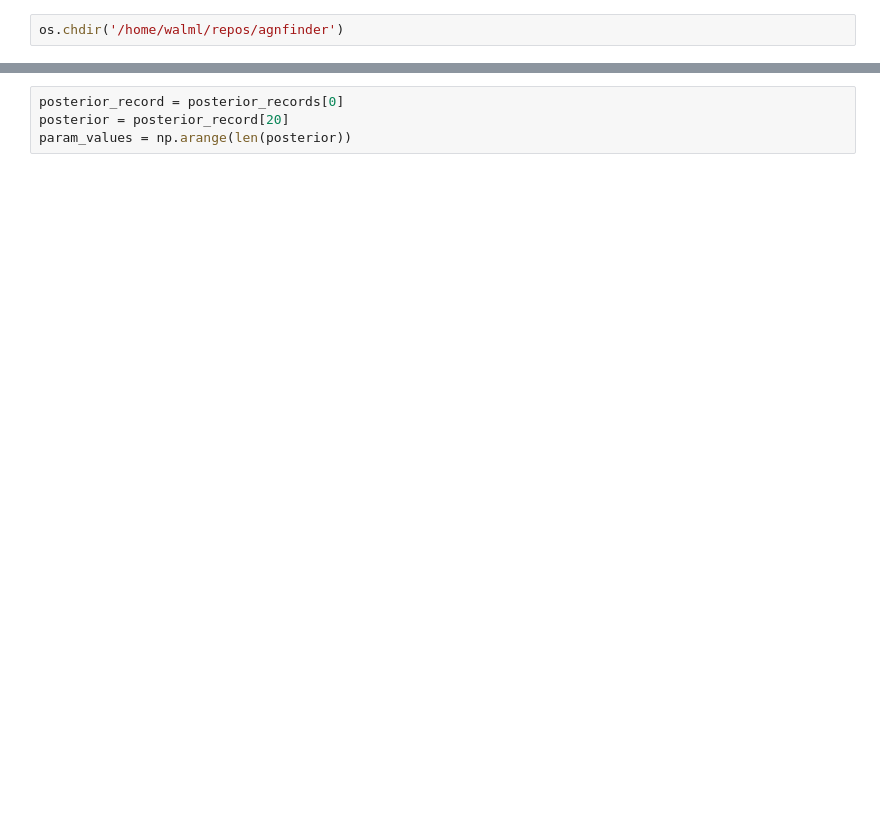
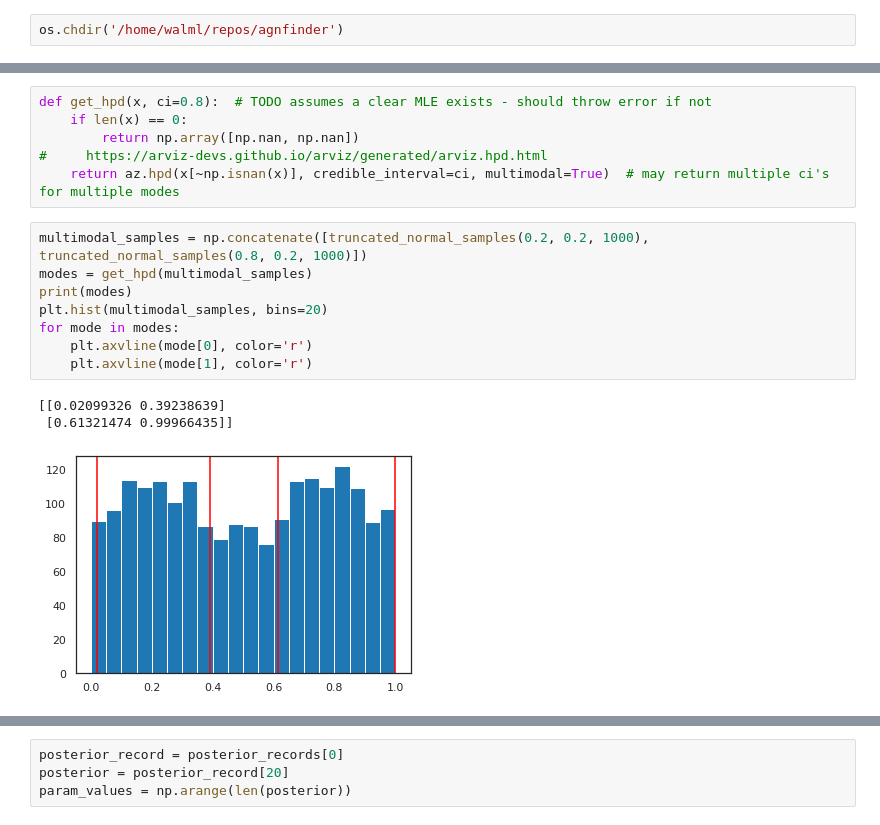
Before and after one commit to mwalmsley/agnfinder, a Jupyter notebook: notebooks/inference/posterior_comparison.ipynb, the cells around one changed output, grey strips where cells are left out. Cells and saved outputs as stored; diff of their text form; blank space fills up the shorter version.

```diff
--- a/notebooks/inference/posterior_comparison.ipynb
+++ b/notebooks/inference/posterior_comparison.ipynb
@@ -25,0 +56,18 @@ os.chdir('/home/walml/repos/agnfinder')
+# %%
+def get_hpd(x, ci=0.8):  # TODO assumes a clear MLE exists - should throw error if not
+    if len(x) == 0:
+        return np.array([np.nan, np.nan])
+#     https://arviz-devs.github.io/arviz/generated/arviz.hpd.html
+    return az.hpd(x[~np.isnan(x)], credible_interval=ci, multimodal=True)  # may return multiple ci's for multiple modes
+# %%
+multimodal_samples = np.concatenate([truncated_normal_samples(0.2, 0.2, 1000), truncated_normal_samples(0.8, 0.2, 1000)])
+modes = get_hpd(multimodal_samples)
+print(modes)
+plt.hist(multimodal_samples, bins=20)
+for mode in modes:
+    plt.axvline(mode[0], color='r')
+    plt.axvline(mode[1], color='r')
+# %% [output]
+[[0.02099326 0.39238639]
+ [0.61321474 0.99966435]]
+[figure, added]
```
Also changed, not shown: parts of 45 cells of this notebook, 1 other file.
